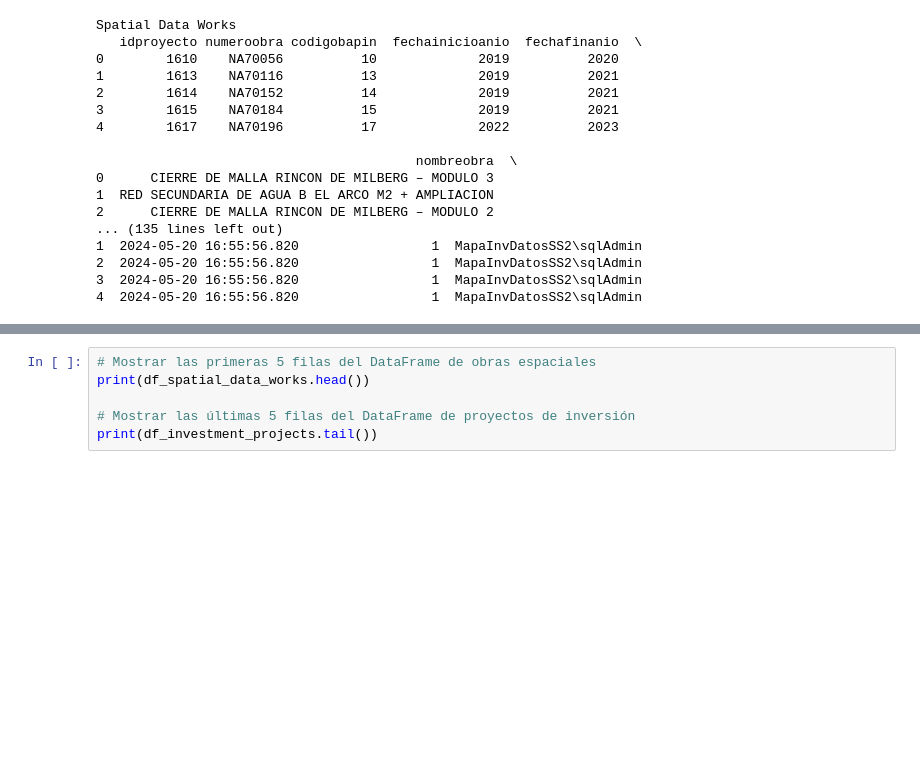
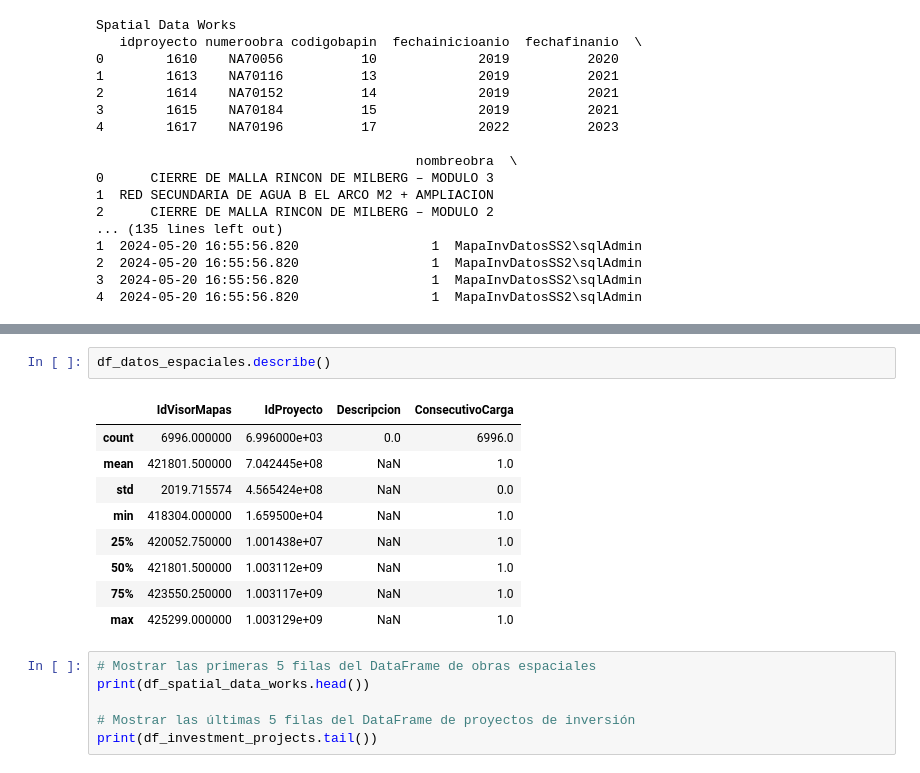
Before and after one commit to ingcarlosleon/data-Mapainversiones, a Jupyter notebook: Caso_de_Uso.ipynb, the cells around one changed output, grey strips where cells are left out. Cells and saved outputs as stored; diff of their text form; blank space fills up the shorter version.

```diff
--- a/Caso_de_Uso.ipynb
+++ b/Caso_de_Uso.ipynb
@@ -85,3 +128,15 @@ Spatial Data Works
+# %%
+df_datos_espaciales.describe()
+# %% [output]
+|  | IdVisorMapas | IdProyecto | Descripcion | ConsecutivoCarga |
+| count | 6996.000000 | 6.996000e+03 | 0.0 | 6996.0 |
+| mean | 421801.500000 | 7.042445e+08 | NaN | 1.0 |
+| std | 2019.715574 | 4.565424e+08 | NaN | 0.0 |
+| min | 418304.000000 | 1.659500e+04 | NaN | 1.0 |
+| 25% | 420052.750000 | 1.001438e+07 | NaN | 1.0 |
+| 50% | 421801.500000 | 1.003112e+09 | NaN | 1.0 |
+| 75% | 423550.250000 | 1.003117e+09 | NaN | 1.0 |
+| max | 425299.000000 | 1.003129e+09 | NaN | 1.0 |
 # %%
 # Mostrar las primeras 5 filas del DataFrame de obras espaciales
 print(df_spatial_data_works.head())
```
Also changed, not shown: parts of 3 cells of this notebook.
